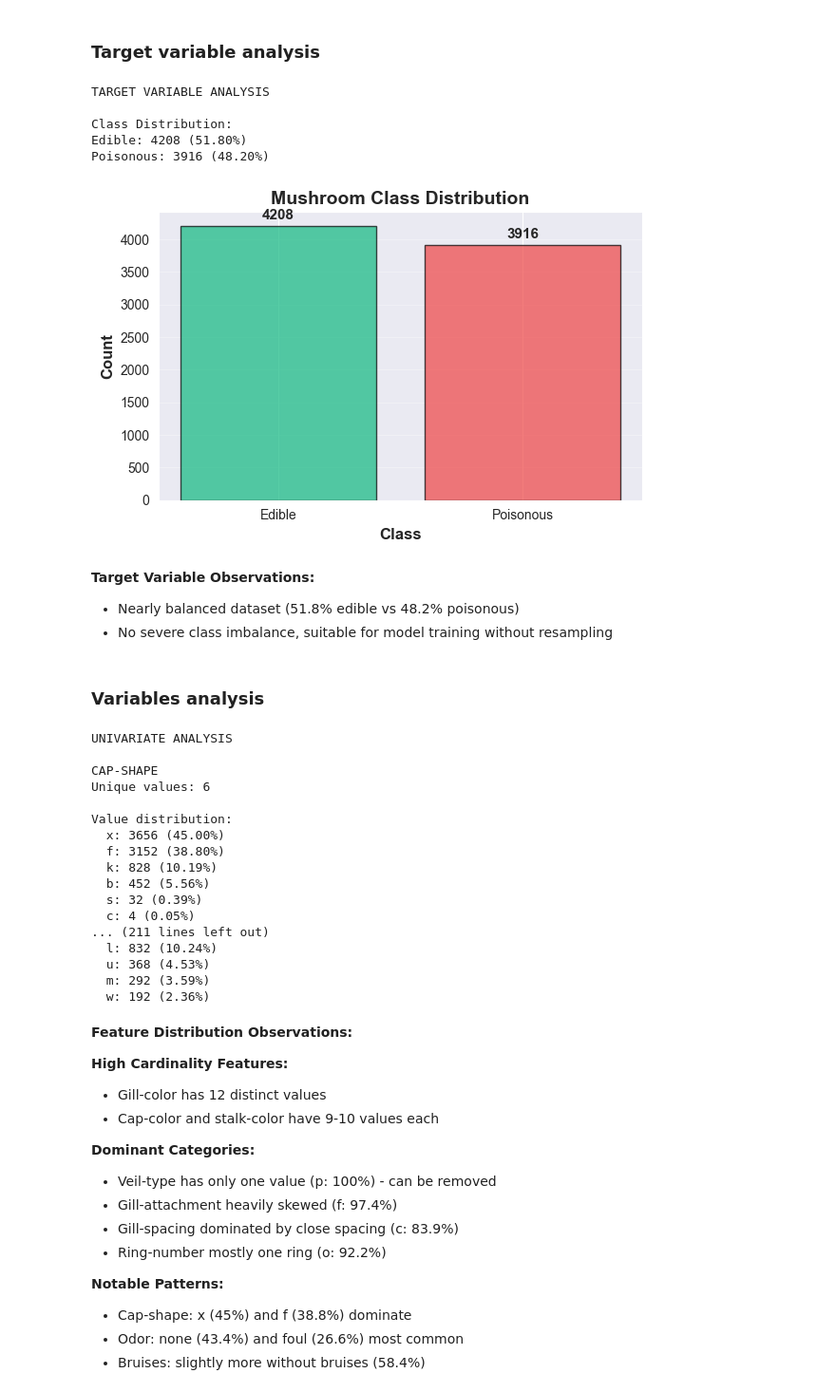
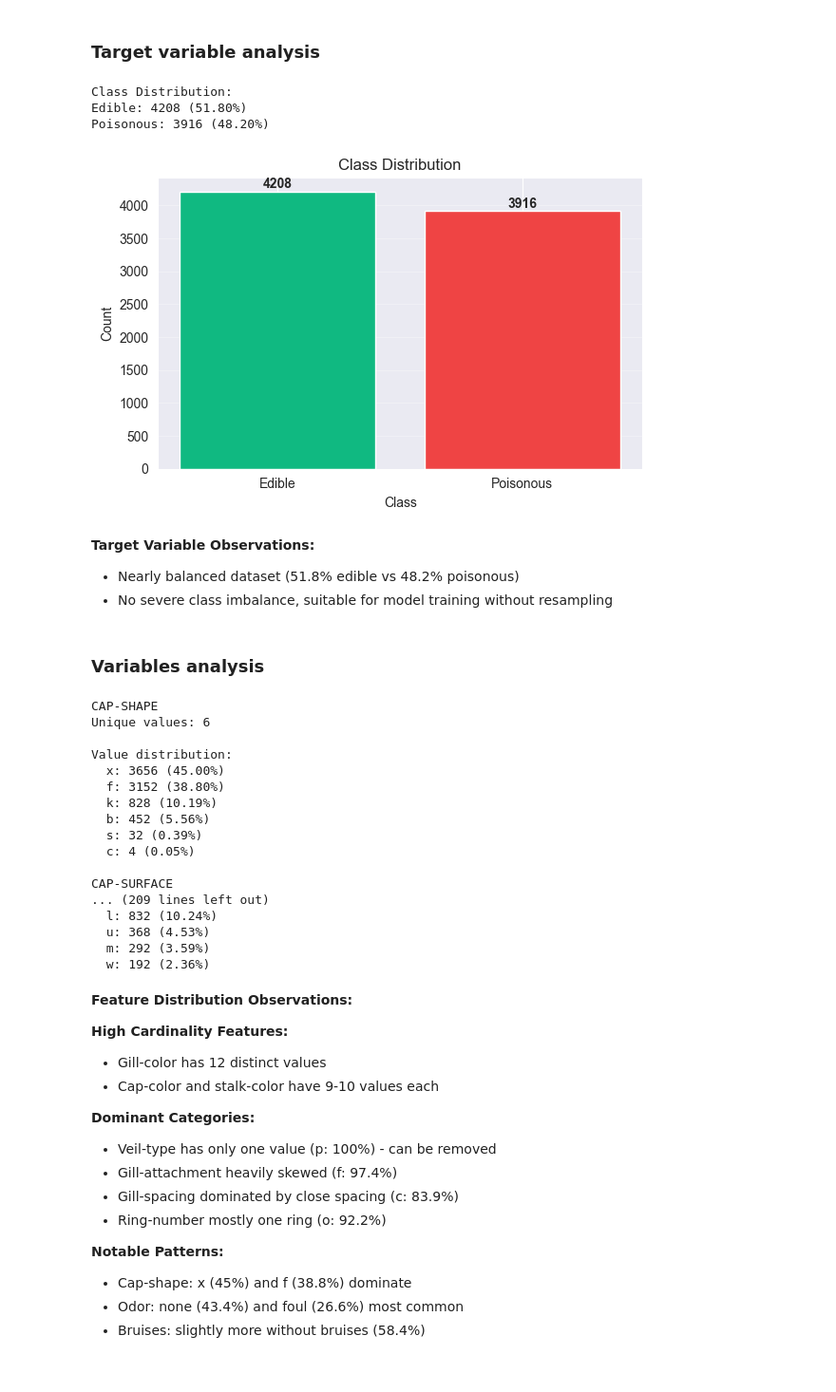
Before and after one commit to aleksiyasolovyova-arch/ML-lifecycle-mushroom, a Jupyter notebook: ML lifecycle.ipynb, the cells around one changed output. Shown at 95% size. Cells and saved outputs as stored; diff of their text form; code cells hidden in the pictures.

```diff
--- a/ML lifecycle.ipynb
+++ b/ML lifecycle.ipynb
@@ -161,50 +164,34 @@ stalk-root           2480   30.526834
 # %% [markdown]
 ### Target variable analysis
-# %%
-print("TARGET VARIABLE ANALYSIS")
-
-# Class distribution
-class_dist = df['class'].value_counts()
-class_pct = df['class'].value_counts(normalize=True) * 100
-
-print("\nClass Distribution:")
-for cls, count in class_dist.items():
-    cls_name = "Edible" if cls == 'e' else "Poisonous"
-    print(f"{cls_name}: {count} ({class_pct[cls]:.2f}%)")
-
-# Visualizations
-plt.figure(figsize=(6, 4))
-
-# Bar plot
-class_names = ['Edible' if x == 'e' else 'Poisonous' for x in class_dist.index]
-colors = ['#10b981', '#ef4444']
-plt.bar(class_names, class_dist.values, color=colors, alpha=0.7, edgecolor='black')
-plt.xlabel('Class', fontsize=12, fontweight='bold')
-plt.ylabel('Count', fontsize=12, fontweight='bold')
-plt.title('Mushroom Class Distribution', fontsize=14, fontweight='bold')
-plt.grid(axis='y', alpha=0.3)
-
-# Add value labels on bars
-for i, v in enumerate(class_dist.values):
-    plt.text(i, v + 50, str(v), ha='center', va='bottom', fontsize=11, fontweight='bold')
-
-plt.tight_layout()
-plt.show()
-# %% [output]
-TARGET VARIABLE ANALYSIS
-
-Class Distribution:
-Edible: 4208 (51.80%)
-Poisonous: 3916 (48.20%)
-[figure, removed]
-# %% [markdown]
-**Target Variable Observations:**
-- Nearly balanced dataset (51.8% edible vs 48.2% poisonous)
-- No severe class imbalance, suitable for model training without resampling
+# %%
+# Class distribution
+class_dist = df['class'].value_counts()
+class_pct = df['class'].value_counts(normalize=True) * 100
+
+print("\nClass Distribution:")
+for cls, count in class_dist.items():
+    cls_name = "Edible" if cls == 'e' else "Poisonous"
+    print(f"{cls_name}: {count} ({class_pct[cls]:.2f}%)")
+
+#Visualization
+plt.figure(figsize=(6, 4))
+bars = plt.bar(['Edible','Poisonous'], class_dist.values, color=['#10b981','#ef4444'])
+plt.gca().set(xlabel='Class', ylabel='Count', title='Class Distribution')
+plt.grid(axis='y', alpha=0.3)
+[plt.text(i, v+50, v, ha='center', fontweight='bold') for i, v in enumerate(class_dist.values)]
+plt.tight_layout(); plt.show()
+# %% [output]
+Class Distribution:
+Edible: 4208 (51.80%)
+Poisonous: 3916 (48.20%)
+[figure, added]
+# %% [markdown]
+**Target Variable Observations:**
+- Nearly balanced dataset (51.8% edible vs 48.2% poisonous)
+- No severe class imbalance, suitable for model training without resampling
 # %% [markdown]
 ### Variables analysis
 # %%
-print("VARIABLES ANALYSIS")
 features = [col for col in df.columns if col != 'class']
 
 # Analyze each feature
@@ -217,8 +204,6 @@ for feature in features:
     for val, count in value_counts.items():
         print(f"  {val}: {count} ({value_pct[val]:.2f}%)")
 # %% [output]
-UNIVARIATE ANALYSIS
-
 CAP-SHAPE
 Unique values: 6
 
@@ -229,7 +214,9 @@ Value distribution:
   b: 452 (5.56%)
   s: 32 (0.39%)
   c: 4 (0.05%)
-... (211 lines left out)
+
+CAP-SURFACE
+... (209 lines left out)
   l: 832 (10.24%)
   u: 368 (4.53%)
   m: 292 (3.59%)
```
Also changed, not shown: parts of 14 cells of this notebook.
